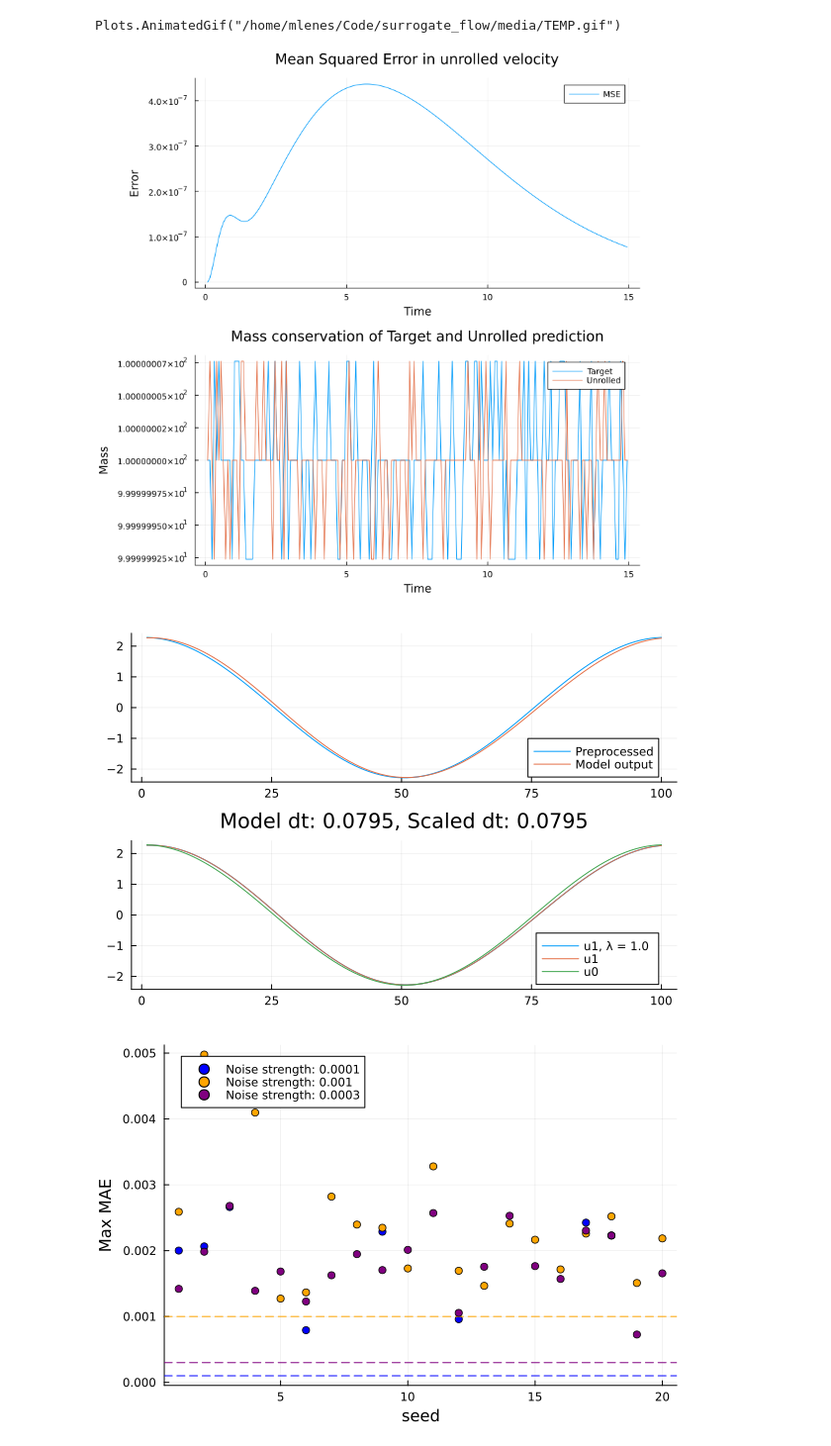
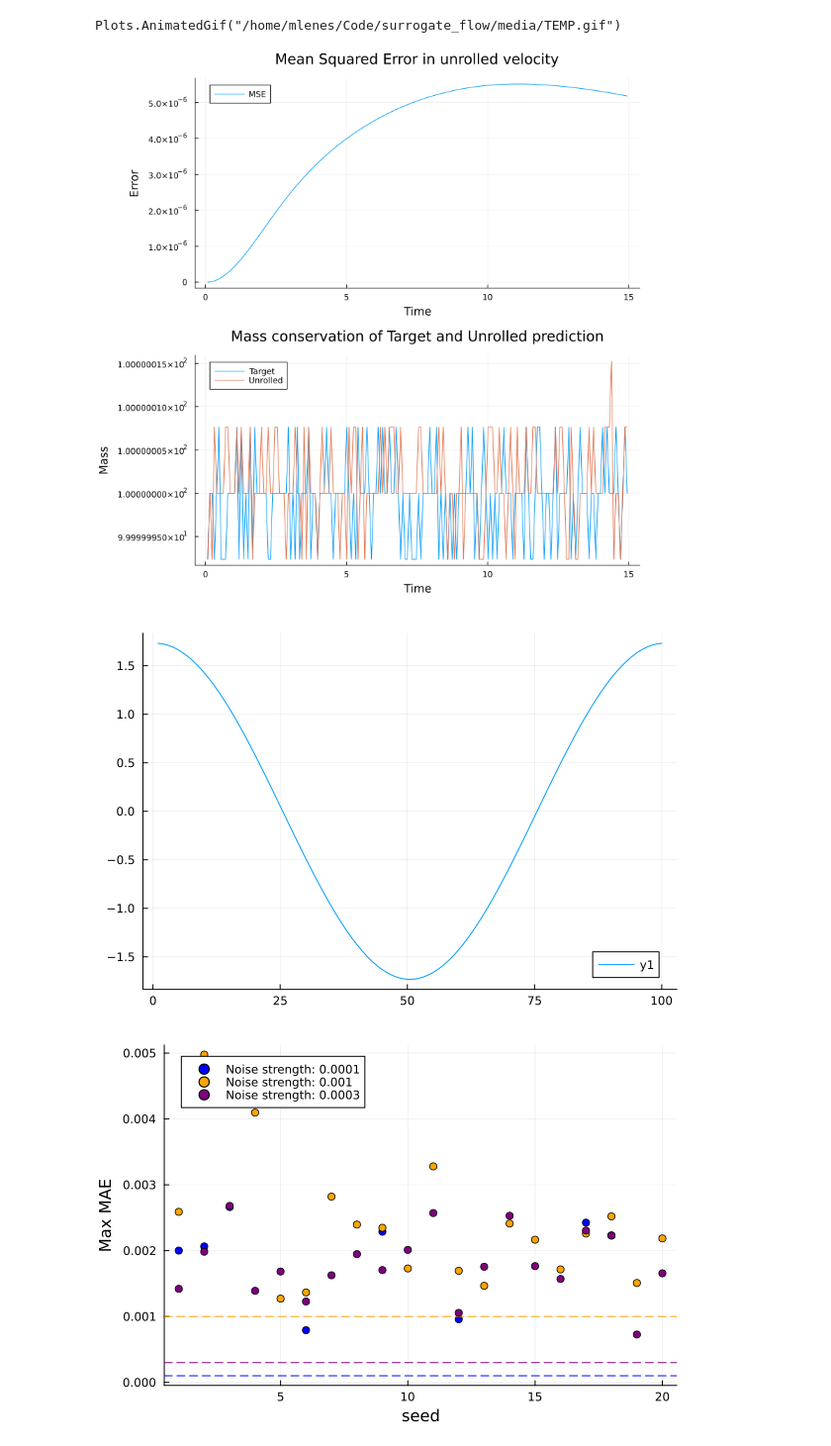
Before and after one commit to mlenes/surrogate_flow, a Jupyter notebook: Analysis.ipynb, the cells around one changed output. Shown at 99% size. Drawn from its saved outputs; the diff is of its cells as text; code cells hidden in the pictures.

Commit message:
tests

```diff
--- a/Analysis.ipynb
+++ b/Analysis.ipynb
@@ -13,9 +13,9 @@ show_unrolling("data/burgers1d_periodicFreq.jld2", model, Xμ, Xσ, "media/TEMP.
 [ Info: Saved animation to /home/mlenes/Code/surrogate_flow/media/TEMP.gif
 Plots.AnimatedGif("/home/mlenes/Code/surrogate_flow/media/TEMP.gif")
 # %%
-show_plots("data/burgers1d_periodicFreq.jld2", model, Xμ, Xσ, "media/TEMP.png")
+show_plots("data/burgers1d_periodicFlip.jld2", model, Xμ, Xσ, "media/TEMP.png")
 # %% [output]
-[figure, old version]
+[figure, new version]
 # %%
 path="data/burgers1d_periodicBase.jld2"
 data=load(path)
@@ -34,27 +34,28 @@ X = (X .- Xμ) ./ Xσ
 
 x_grid=data["grid"]
 
-u = X[:,1,1]
+u = X[:,1:1,1:2]
 L = data["params"].L
 Δx = data["params"].Δx
 dt_model = data["dt_out"]
-dt_desired = 1*dt_model
+dt_desired = 5*dt_model
 λ = Float32(sqrt(dt_desired/dt_model))
 
-u0 = reshape(u, :, 1, 1)
-w0 = reshape(preprocess(u0, x_grid, Δx, L, λ), :, 1, 1)
+w0 = preprocess(X, x_grid, Δx, L, λ)
 w1 = model(w0)
 u1_scaled = postprocess(w1, x_grid, Δx, L, λ)
-u1 = model(u0)[:,1,1]
+plot(u[:,:,1])
 
-p1 = plot(w0[:,1,1], label="Preprocessed")
-plot!(p1, w1[:,1,1], label="Model output")
-p2 = plot(u1_scaled, label="u1, λ = $λ ", title="Model dt: $(dt_model), Scaled dt: $(dt_desired)")
-plot!(p2, u1, label="u1")
-plot!(p2, u, label="u0")
-fig = plot(p1, p2, layout=(2,1))
+# p1 = plot(w0[:,1,1], label="Preprocessed", title="Scaled space", xlabel="scaled x", ylabel="scaled u")
+# plot!(p1, w1[:,1,1], label="Model output")
+# p2 = plot(u1_scaled, label="Scaled first timestep", title="Model dt: $(dt_model), Scaled dt: $(dt_desired)")
+# plot!(p2, u1, label="Original first timestep", legend=:top)
+# plot!(p2, u, label="Initial condition", xlabel="x", ylabel="u")
+# fig = plot(p1, p2, layout=(2,1))
+# display(fig)
+#savefig(fig, "media/scaling_invariance_init_test.png")
 # %% [output]
-[figure, old version]
+[figure, new version]
 # %%
 using Lux, Reactant, Enzyme, Zygote, Optimisers, MLUtils, Random, Statistics, JLD2, Plots, NNlib, ProgressMeter, BSON
 include("analysis_tools.jl")
```
Also changed, not shown: parts of 1 cell of this notebook, 26 other files.
